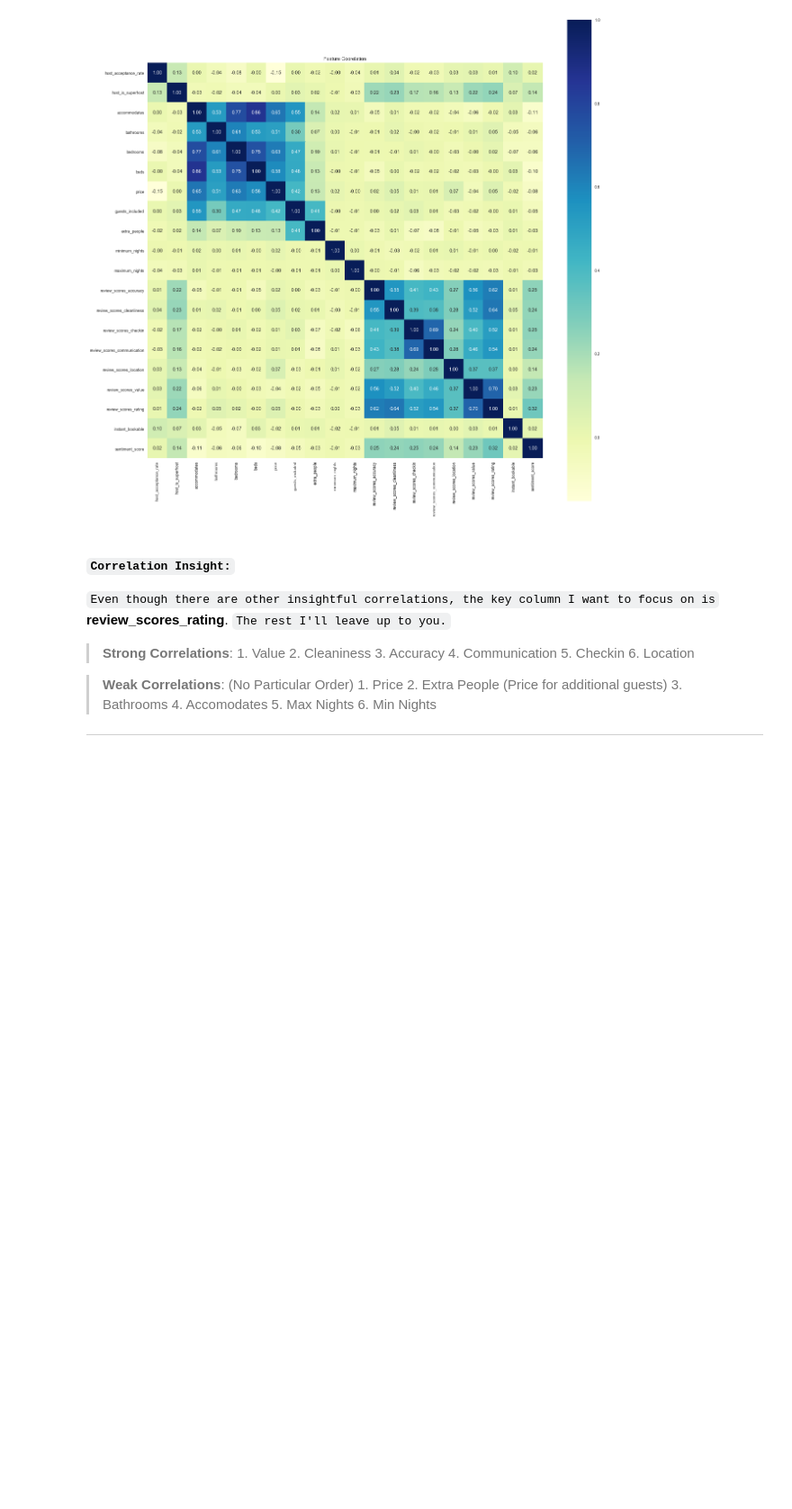
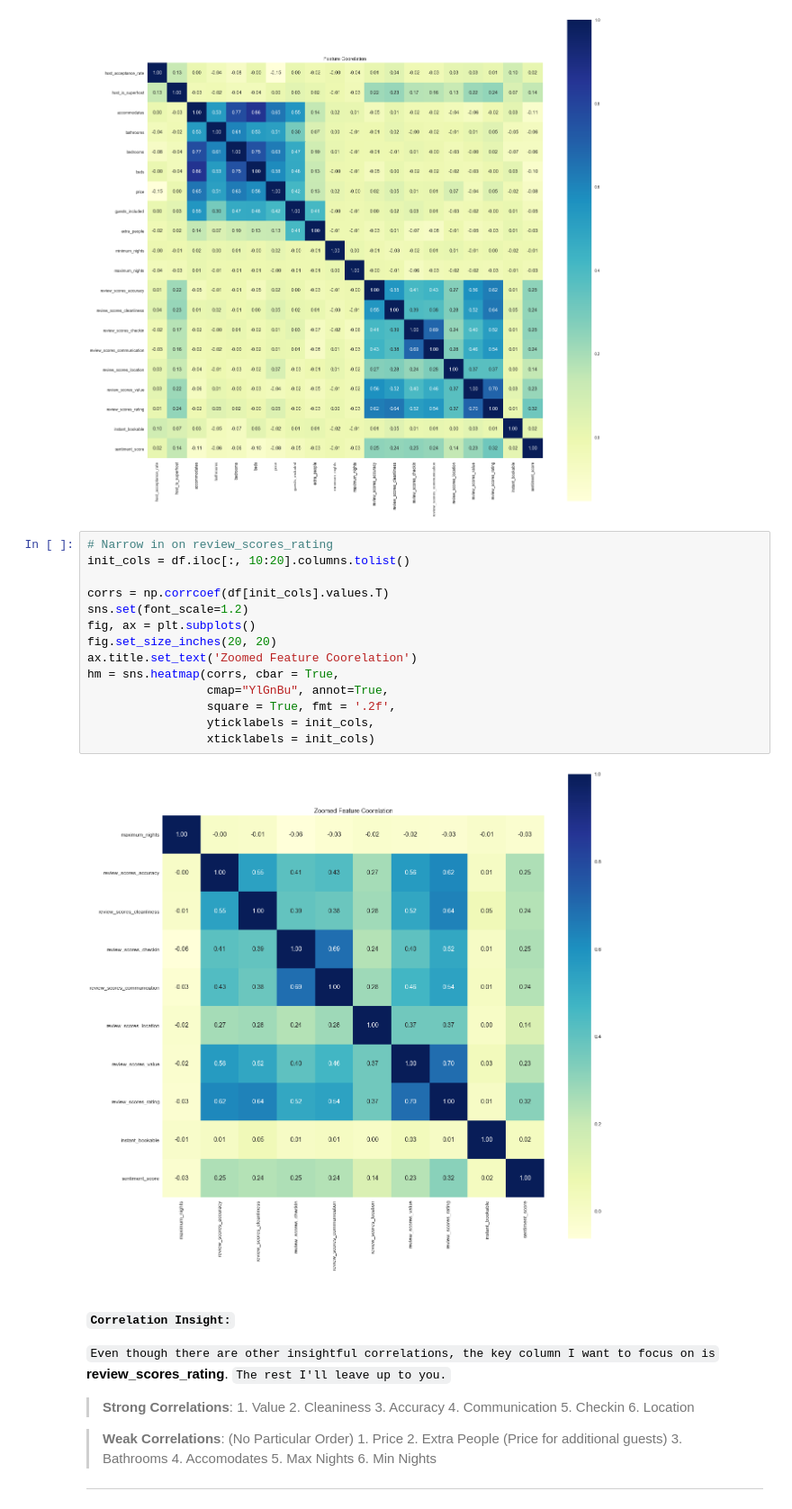
Before and after one commit to jabs085/Seattle_Airbnb_Review_Analysis, a Jupyter notebook: Seattle_AirBnB_Review_Analysis.ipynb, the cells around one changed output. Shown at 90% size. Drawn from its saved outputs; the diff is of its cells as text; blank space fills up the shorter version.

```diff
--- a/Seattle_AirBnB_Review_Analysis.ipynb
+++ b/Seattle_AirBnB_Review_Analysis.ipynb
@@ -366,6 +366,22 @@ hm = sns.heatmap(corrs, cbar = True,
                  xticklabels = init_cols)
 # %% [output]
 [figure]
+# %%
+# Narrow in on review_scores_rating
+init_cols = df.iloc[:, 10:20].columns.tolist()
+
+corrs = np.corrcoef(df[init_cols].values.T)
+sns.set(font_scale=1.2)
+fig, ax = plt.subplots()
+fig.set_size_inches(20, 20)
+ax.title.set_text('Zoomed Feature Coorelation')
+hm = sns.heatmap(corrs, cbar = True,
+                 cmap="YlGnBu", annot=True,
+                 square = True, fmt = '.2f',
+                 yticklabels = init_cols,
+                 xticklabels = init_cols)
+# %% [output]
+[figure, added]
 # %% [markdown]
 #### `Correlation Insight:`
 `Even though there are other insightful correlations, the key column I want to focus on is` __review_scores_rating__. `The rest I'll leave up to you.`
```
Also changed, not shown: parts of 8 cells of this notebook.
